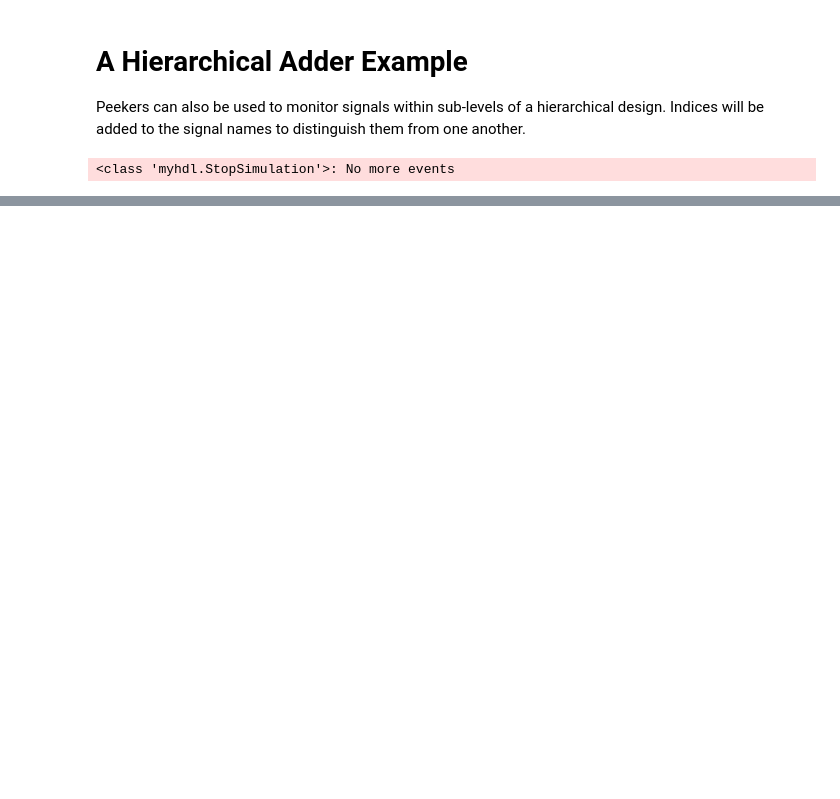
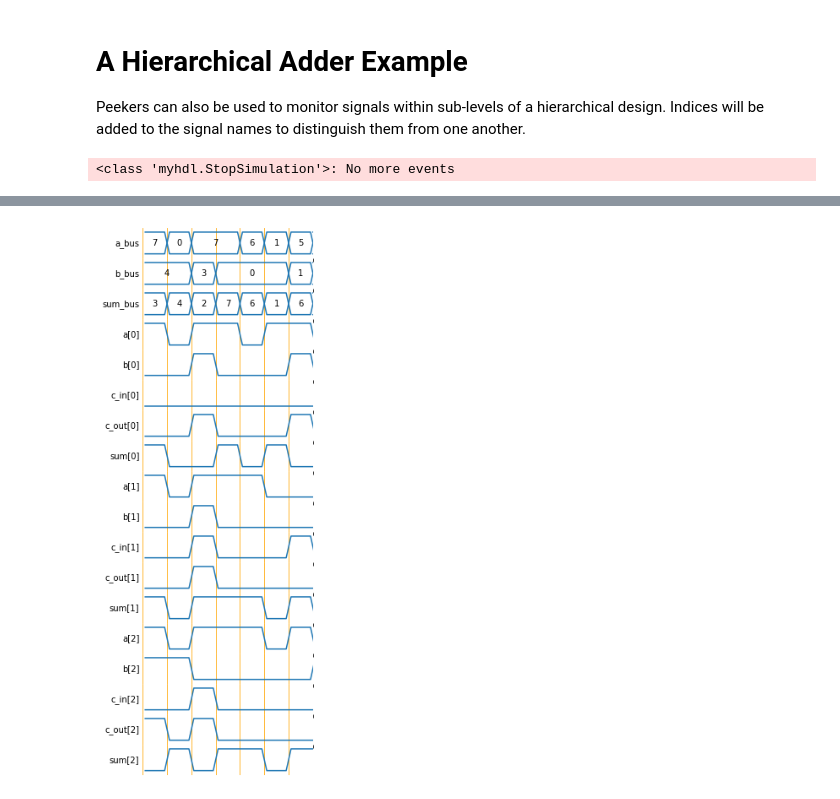
Before and after one commit to devbisme/myhdlpeek, a Jupyter notebook: examples/peeker_hier_add.ipynb, the cells around one changed output, grey strips where cells are left out. Drawn from its saved outputs; the diff is of its cells as text; code cells hidden in the pictures; blank space fills up the shorter version.

```diff
--- a/examples/peeker_hier_add.ipynb
+++ b/examples/peeker_hier_add.ipynb
@@ -63,6 +66,6 @@ def test():
 Simulation(add_1, test(), *Peeker.instances()).run()
 
 # Show all the signals in the hierarchical design.
-Peeker.to_wavedrom()
+Peeker.show_waveforms()
 # %% [output]
 <class 'myhdl.StopSimulation'>: No more events
@@ -69,0 +72 @@ Peeker.to_wavedrom()
+[figure, added]
```
Also changed, not shown: parts of 2 cells of this notebook, 7 other files.
